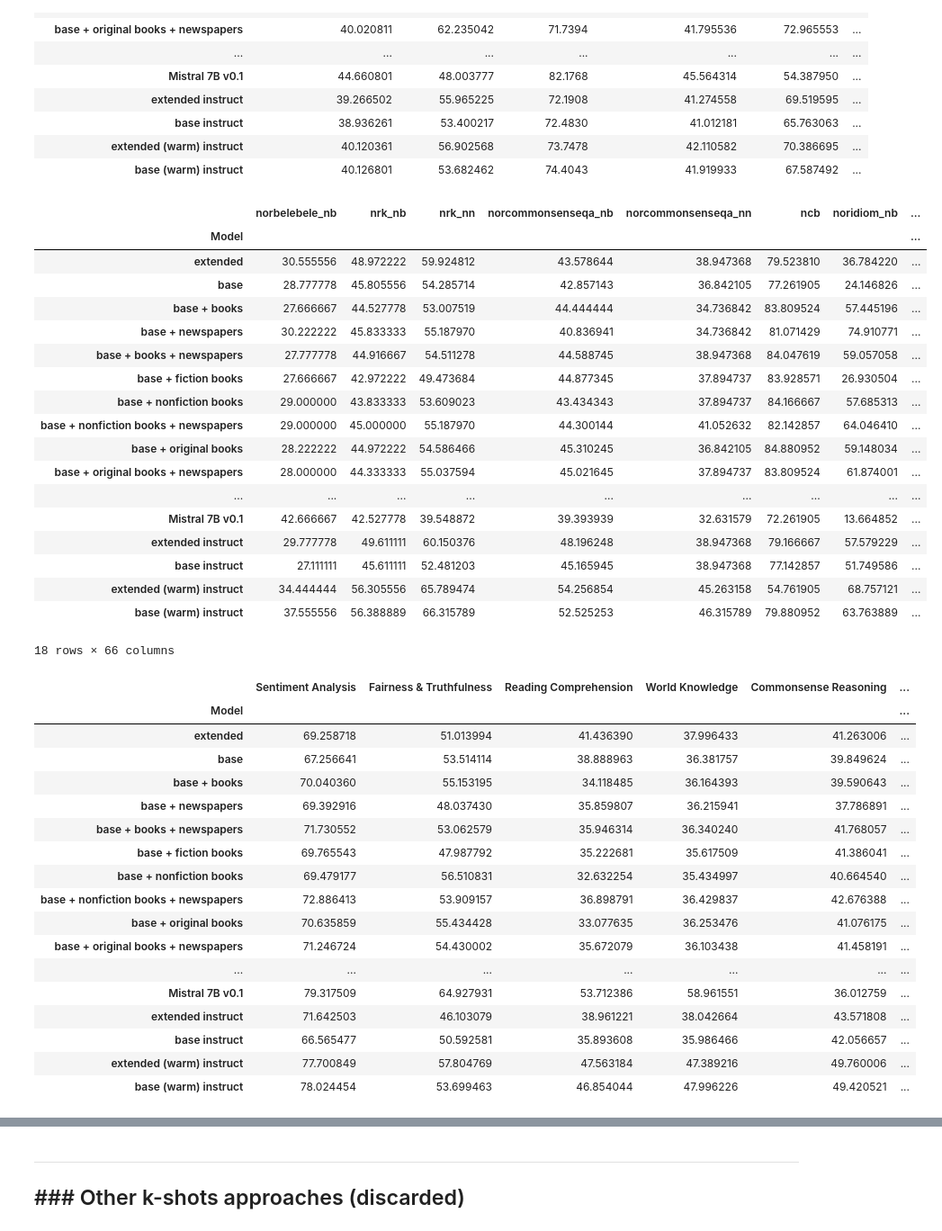
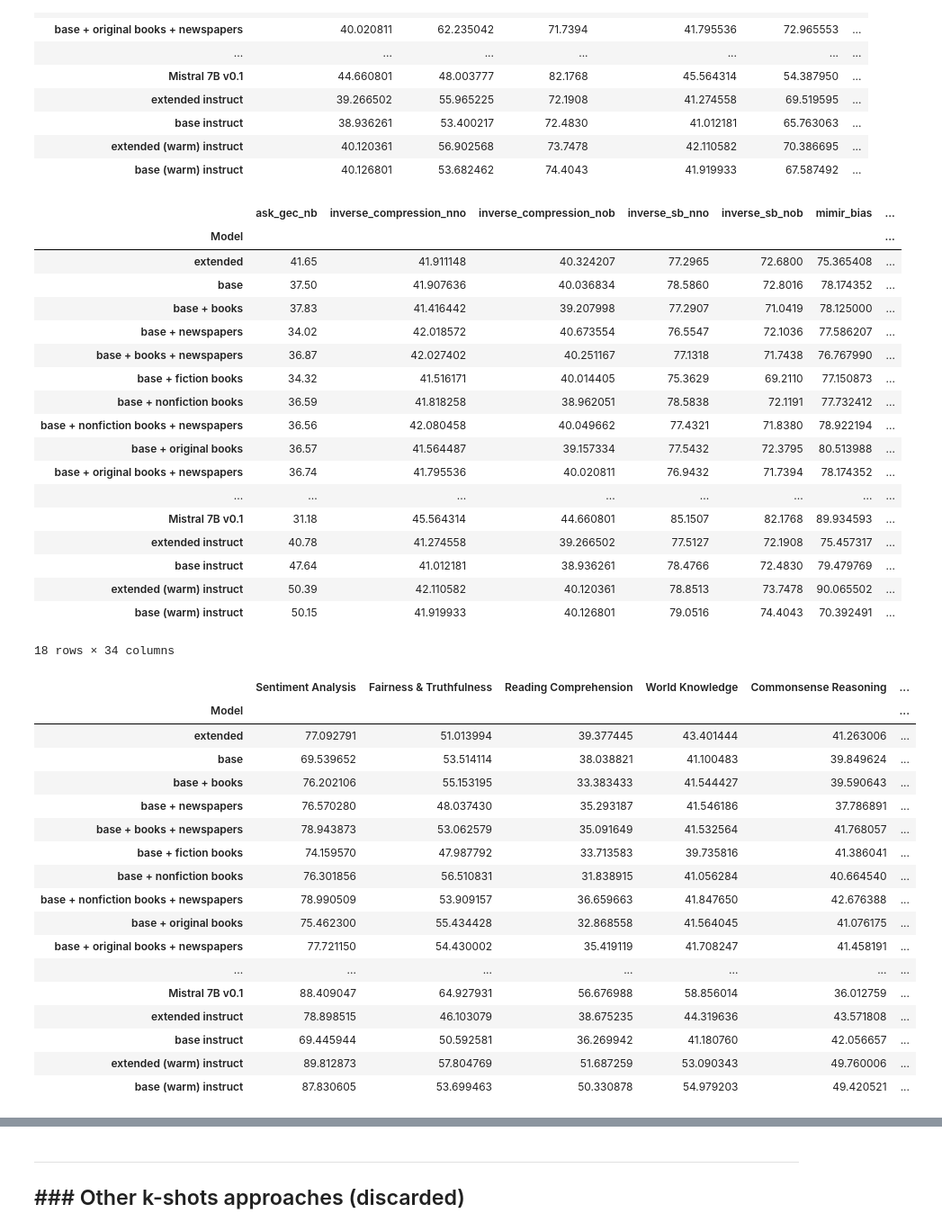
Before and after one commit to mimir-project/mimir-evaluation, a Jupyter notebook: agg_results/agg_res_sum.ipynb, the cells around one changed output, grey strips where cells are left out. Shown: that part at 90% size. Cells and saved outputs as stored; diff of their text form; code cells hidden in the pictures.

Commit message:
Final scores in report

```diff
--- a/agg_results/agg_res_sum.ipynb
+++ b/agg_results/agg_res_sum.ipynb
@@ -1889,30 +1889,31 @@ for report_metric_key, report_metric_values in report_metrics_dict.items():
 # %%
 # best k-shot
 report_df = pd.concat([df.loc[:,~df.columns.str.contains('^(delta|rank|k)', case=False)].set_index("Model") for df in all_dfs], axis=1,  sort=False)
 report_df = report_df.loc[:,report_df.columns.isin(report_metrics)]
 report_df.columns = [col.split(" (")[0] for col in report_df.columns]
 report_df = report_df.join(la_df)
+report_df = report_df.groupby(by=report_df.columns, axis=1).max()  # get best k-shot result
 report_df
 # %% [output]
-|  | norbelebele_nb | nrk_nb | nrk_nn | norcommonsenseqa_nb | norcommonsenseqa_nn | ncb | noridiom_nb | ... |
-| Model |  |  |  |  |  |  |  | ... |
-| extended | 30.555556 | 48.972222 | 59.924812 | 43.578644 | 38.947368 | 79.523810 | 36.784220 | ... |
-| base | 28.777778 | 45.805556 | 54.285714 | 42.857143 | 36.842105 | 77.261905 | 24.146826 | ... |
-| base + books | 27.666667 | 44.527778 | 53.007519 | 44.444444 | 34.736842 | 83.809524 | 57.445196 | ... |
-| base + newspapers | 30.222222 | 45.833333 | 55.187970 | 40.836941 | 34.736842 | 81.071429 | 74.910771 | ... |
-| base + books + newspapers | 27.777778 | 44.916667 | 54.511278 | 44.588745 | 38.947368 | 84.047619 | 59.057058 | ... |
-| base + fiction books | 27.666667 | 42.972222 | 49.473684 | 44.877345 | 37.894737 | 83.928571 | 26.930504 | ... |
-| base + nonfiction books | 29.000000 | 43.833333 | 53.609023 | 43.434343 | 37.894737 | 84.166667 | 57.685313 | ... |
-| base + nonfiction books + newspapers | 29.000000 | 45.000000 | 55.187970 | 44.300144 | 41.052632 | 82.142857 | 64.046410 | ... |
-| base + original books | 28.222222 | 44.972222 | 54.586466 | 45.310245 | 36.842105 | 84.880952 | 59.148034 | ... |
-| base + original books + newspapers | 28.000000 | 44.333333 | 55.037594 | 45.021645 | 37.894737 | 83.809524 | 61.874001 | ... |
-| ... | ... | ... | ... | ... | ... | ... | ... | ... |
-| Mistral 7B v0.1 | 42.666667 | 42.527778 | 39.548872 | 39.393939 | 32.631579 | 72.261905 | 13.664852 | ... |
-| extended instruct | 29.777778 | 49.611111 | 60.150376 | 48.196248 | 38.947368 | 79.166667 | 57.579229 | ... |
-| base instruct | 27.111111 | 45.611111 | 52.481203 | 45.165945 | 38.947368 | 77.142857 | 51.749586 | ... |
-| extended (warm) instruct | 34.444444 | 56.305556 | 65.789474 | 54.256854 | 45.263158 | 54.761905 | 68.757121 | ... |
-| base (warm) instruct | 37.555556 | 56.388889 | 66.315789 | 52.525253 | 46.315789 | 79.880952 | 63.763889 | ... |
+|  | ask_gec_nb | inverse_compression_nno | inverse_compression_nob | inverse_sb_nno | inverse_sb_nob | mimir_bias | ... |
+| Model |  |  |  |  |  |  | ... |
+| extended | 41.65 | 41.911148 | 40.324207 | 77.2965 | 72.6800 | 75.365408 | ... |
+| base | 37.50 | 41.907636 | 40.036834 | 78.5860 | 72.8016 | 78.174352 | ... |
+| base + books | 37.83 | 41.416442 | 39.207998 | 77.2907 | 71.0419 | 78.125000 | ... |
+| base + newspapers | 34.02 | 42.018572 | 40.673554 | 76.5547 | 72.1036 | 77.586207 | ... |
+| base + books + newspapers | 36.87 | 42.027402 | 40.251167 | 77.1318 | 71.7438 | 76.767990 | ... |
+| base + fiction books | 34.32 | 41.516171 | 40.014405 | 75.3629 | 69.2110 | 77.150873 | ... |
+| base + nonfiction books | 36.59 | 41.818258 | 38.962051 | 78.5838 | 72.1191 | 77.732412 | ... |
+| base + nonfiction books + newspapers | 36.56 | 42.080458 | 40.049662 | 77.4321 | 71.8380 | 78.922194 | ... |
+| base + original books | 36.57 | 41.564487 | 39.157334 | 77.5432 | 72.3795 | 80.513988 | ... |
+| base + original books + newspapers | 36.74 | 41.795536 | 40.020811 | 76.9432 | 71.7394 | 78.174352 | ... |
+| ... | ... | ... | ... | ... | ... | ... | ... |
+| Mistral 7B v0.1 | 31.18 | 45.564314 | 44.660801 | 85.1507 | 82.1768 | 89.934593 | ... |
+| extended instruct | 40.78 | 41.274558 | 39.266502 | 77.5127 | 72.1908 | 75.457317 | ... |
+| base instruct | 47.64 | 41.012181 | 38.936261 | 78.4766 | 72.4830 | 79.479769 | ... |
+| extended (warm) instruct | 50.39 | 42.110582 | 40.120361 | 78.8513 | 73.7478 | 90.065502 | ... |
+| base (warm) instruct | 50.15 | 41.919933 | 40.126801 | 79.0516 | 74.4043 | 70.392491 | ... |
-18 rows × 66 columns
+18 rows × 34 columns
 # %%
 skills_df = {}
 for skill_, metrics in skill.items():
@@ -1927,22 +1928,22 @@ report_agg
 # %% [output]
 |  | Sentiment Analysis | Fairness & Truthfulness | Reading Comprehension | World Knowledge | Commonsense Reasoning | ... |
 | Model |  |  |  |  |  | ... |
-| extended | 69.258718 | 51.013994 | 41.436390 | 37.996433 | 41.263006 | ... |
-| base | 67.256641 | 53.514114 | 38.888963 | 36.381757 | 39.849624 | ... |
-| base + books | 70.040360 | 55.153195 | 34.118485 | 36.164393 | 39.590643 | ... |
-| base + newspapers | 69.392916 | 48.037430 | 35.859807 | 36.215941 | 37.786891 | ... |
-| base + books + newspapers | 71.730552 | 53.062579 | 35.946314 | 36.340240 | 41.768057 | ... |
-| base + fiction books | 69.765543 | 47.987792 | 35.222681 | 35.617509 | 41.386041 | ... |
-| base + nonfiction books | 69.479177 | 56.510831 | 32.632254 | 35.434997 | 40.664540 | ... |
-| base + nonfiction books + newspapers | 72.886413 | 53.909157 | 36.898791 | 36.429837 | 42.676388 | ... |
-| base + original books | 70.635859 | 55.434428 | 33.077635 | 36.253476 | 41.076175 | ... |
-| base + original books + newspapers | 71.246724 | 54.430002 | 35.672079 | 36.103438 | 41.458191 | ... |
+| extended | 77.092791 | 51.013994 | 39.377445 | 43.401444 | 41.263006 | ... |
+| base | 69.539652 | 53.514114 | 38.038821 | 41.100483 | 39.849624 | ... |
+| base + books | 76.202106 | 55.153195 | 33.383433 | 41.544427 | 39.590643 | ... |
+| base + newspapers | 76.570280 | 48.037430 | 35.293187 | 41.546186 | 37.786891 | ... |
+| base + books + newspapers | 78.943873 | 53.062579 | 35.091649 | 41.532564 | 41.768057 | ... |
+| base + fiction books | 74.159570 | 47.987792 | 33.713583 | 39.735816 | 41.386041 | ... |
+| base + nonfiction books | 76.301856 | 56.510831 | 31.838915 | 41.056284 | 40.664540 | ... |
+| base + nonfiction books + newspapers | 78.990509 | 53.909157 | 36.659663 | 41.847650 | 42.676388 | ... |
+| base + original books | 75.462300 | 55.434428 | 32.868558 | 41.564045 | 41.076175 | ... |
+| base + original books + newspapers | 77.721150 | 54.430002 | 35.419119 | 41.708247 | 41.458191 | ... |
 | ... | ... | ... | ... | ... | ... | ... |
-| Mistral 7B v0.1 | 79.317509 | 64.927931 | 53.712386 | 58.961551 | 36.012759 | ... |
-| extended instruct | 71.642503 | 46.103079 | 38.961221 | 38.042664 | 43.571808 | ... |
-| base instruct | 66.565477 | 50.592581 | 35.893608 | 35.986466 | 42.056657 | ... |
-| extended (warm) instruct | 77.700849 | 57.804769 | 47.563184 | 47.389216 | 49.760006 | ... |
-| base (warm) instruct | 78.024454 | 53.699463 | 46.854044 | 47.996226 | 49.420521 | ... |
+| Mistral 7B v0.1 | 88.409047 | 64.927931 | 56.676988 | 58.856014 | 36.012759 | ... |
+| extended instruct | 78.898515 | 46.103079 | 38.675235 | 44.319636 | 43.571808 | ... |
+| base instruct | 69.445944 | 50.592581 | 36.269942 | 41.180760 | 42.056657 | ... |
+| extended (warm) instruct | 89.812873 | 57.804769 | 51.687259 | 53.090343 | 49.760006 | ... |
+| base (warm) instruct | 87.830605 | 53.699463 | 50.330878 | 54.979203 | 49.420521 | ... |
 # %%
 langs_df = {}
 for lang, metrics in language.items():
```
Also changed, not shown: parts of 2 cells of this notebook, 6 other files.
